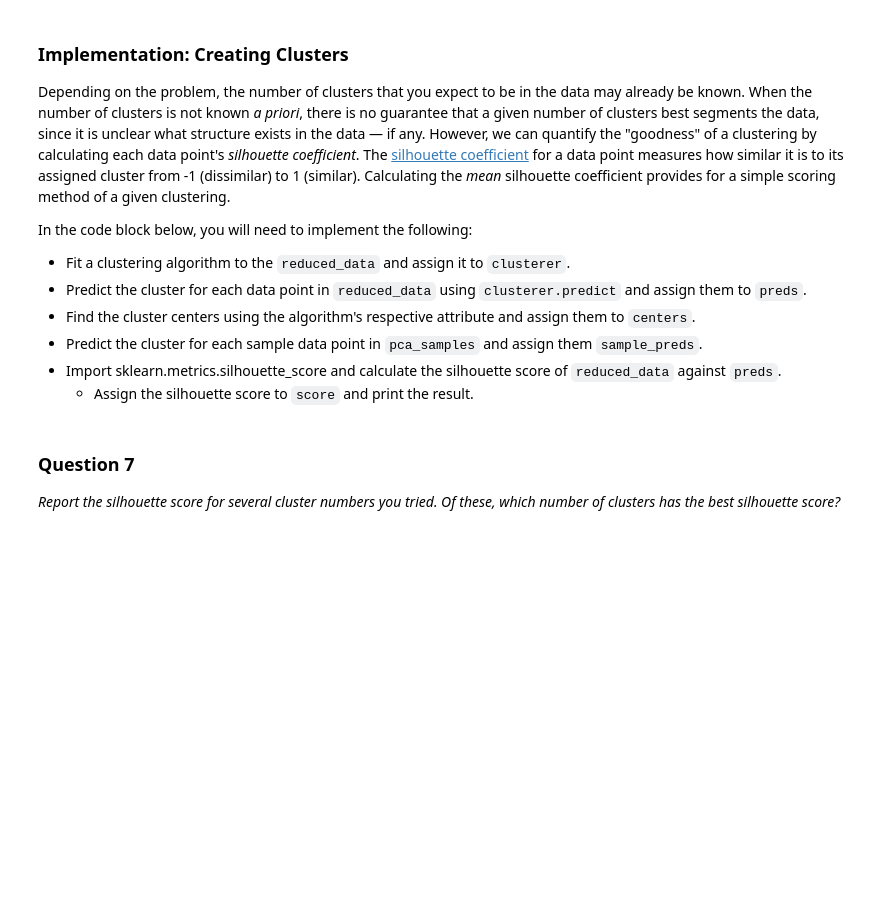
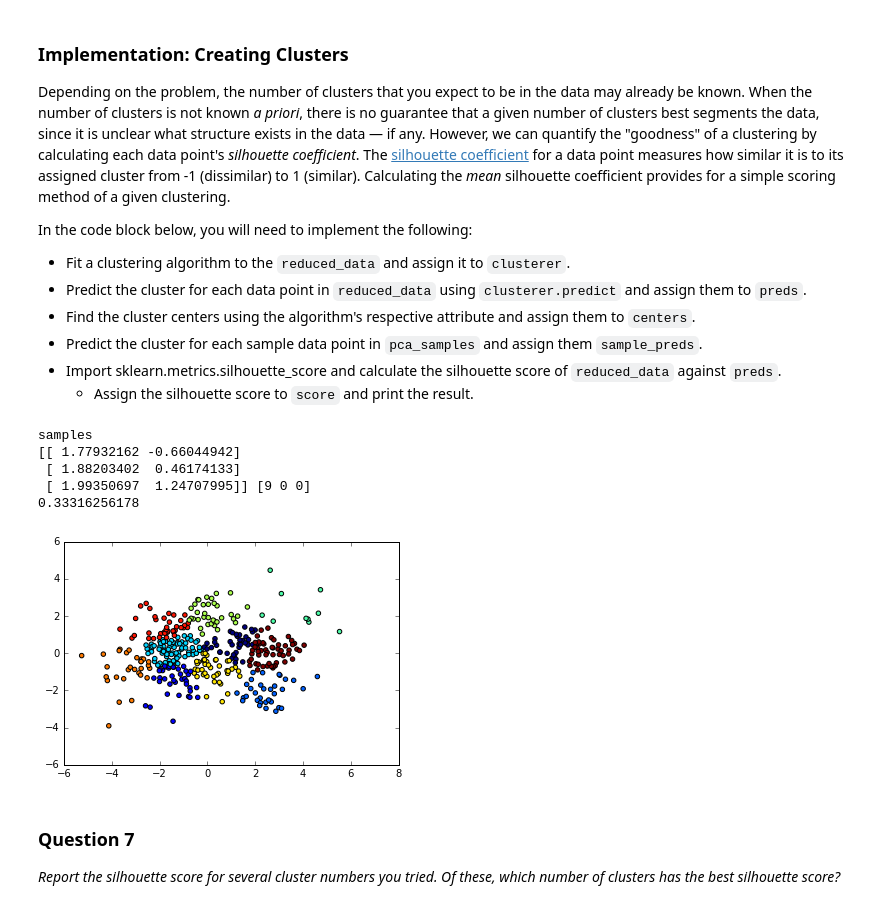
Before and after one commit to viligabi/udacity_costumer_segments, a Jupyter notebook: customer_segments.ipynb, the cells around one changed output. Cells and saved outputs as stored; diff of their text form; code cells hidden in the pictures; blank space fills up the shorter version.

Commit message:
Clustering added

```diff
--- a/customer_segments.ipynb
+++ b/customer_segments.ipynb
@@ -467,20 +470,35 @@ In the code block below, you will need to implement the following:
  - Import sklearn.metrics.silhouette_score and calculate the silhouette score of `reduced_data` against `preds`.
    - Assign the silhouette score to `score` and print the result.
 # %%
+from sklearn.cluster import KMeans
+from sklearn.metrics import silhouette_score
+import matplotlib.pyplot as plt
 # TODO: Apply your clustering algorithm of choice to the reduced data
-clusterer = None
+clusterer = KMeans(n_clusters=10, random_state=1).fit(reduced_data)
 
 # TODO: Predict the cluster for each data point
-preds = None
+preds = clusterer.predict(reduced_data)
+plt.scatter(reduced_data["Dimension 1"], reduced_data["Dimension 2"], c=preds)
 
 # TODO: Find the cluster centers
-centers = None
+centers = clusterer.cluster_centers_
+#print "centers \n", centers
 
 # TODO: Predict the cluster for each transformed sample data point
-sample_preds = None
+sample_preds = clusterer.predict(pca_samples)
+print "samples"
+print pca_samples, sample_preds
 
 # TODO: Calculate the mean silhouette coefficient for the number of clusters chosen
-score = None
+score = silhouette_score(reduced_data, preds)
+print score
+# %% [output]
+samples
+[[ 1.77932162 -0.66044942]
+ [ 1.88203402  0.46174133]
+ [ 1.99350697  1.24707995]] [9 0 0]
+0.33316256178
+[figure, added]
 # %% [markdown]
 ### Question 7
 *Report the silhouette score for several cluster numbers you tried. Of these, which number of clusters has the best silhouette score?*
```
Also changed, not shown: parts of 1 cell of this notebook, 2 other files.
